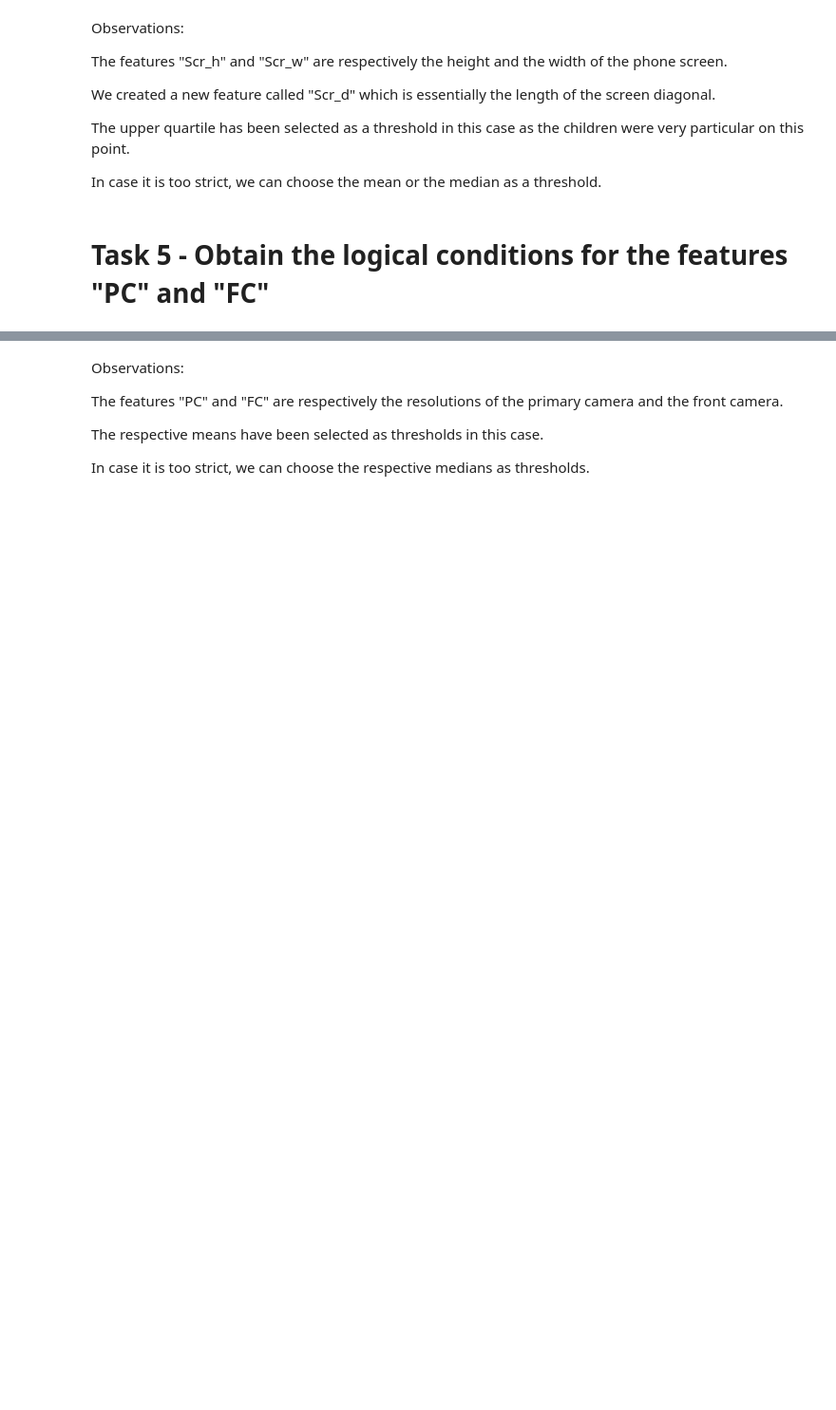
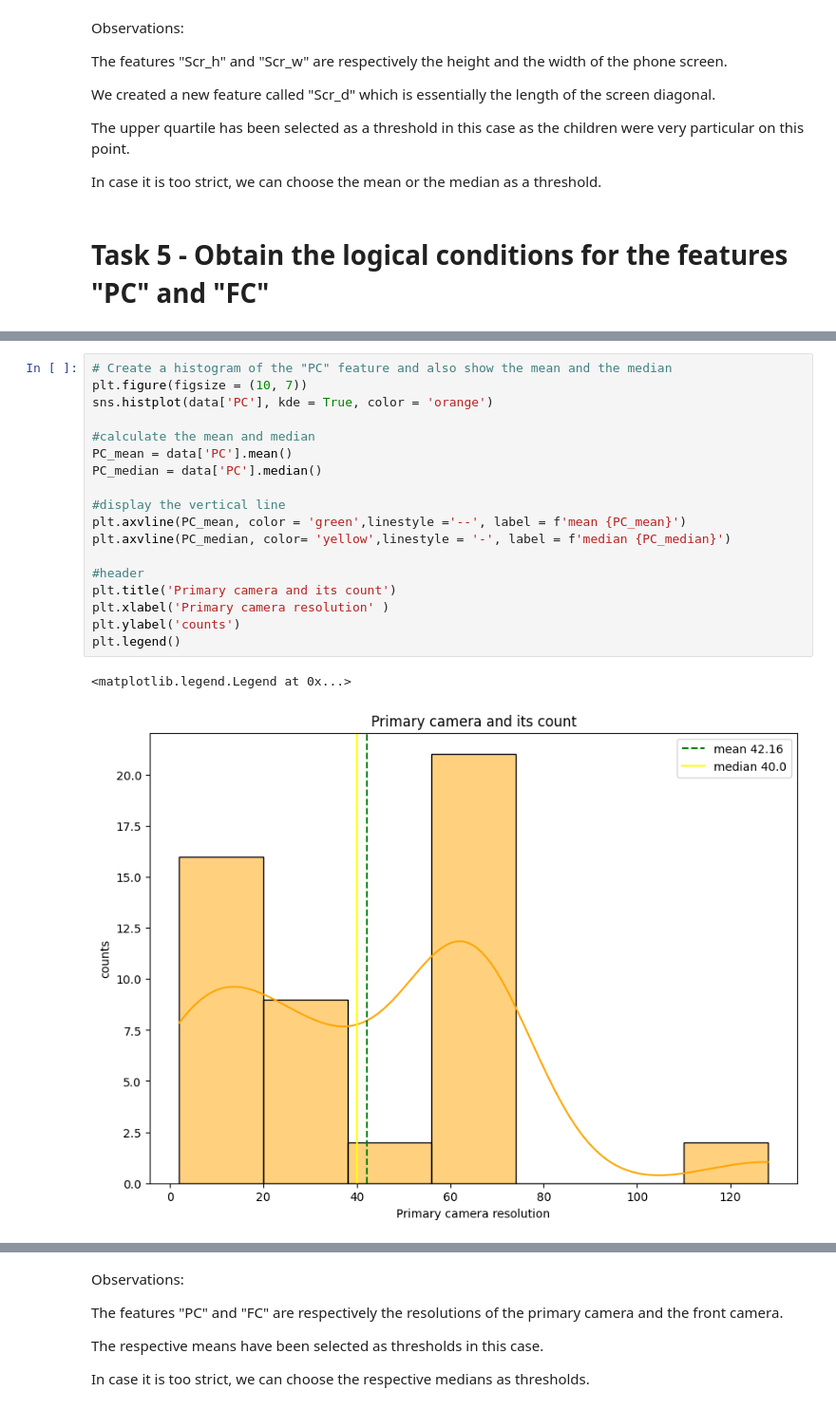
Before and after one commit to Subodhoraw/statistics-module-, a Jupyter notebook: Statistics Module Assignment.ipynb, the cells around one changed output, grey strips where cells are left out. Shown at 95% size. Saved outputs shown, nothing was run; the diff lists cells and outputs as text; blank space fills up the shorter version.

```diff
--- a/Statistics Module Assignment.ipynb
+++ b/Statistics Module Assignment.ipynb
@@ -359,0 +442,21 @@ In case it is too strict, we can choose the mean or the median as a threshold.
+# %%
+# Create a histogram of the "PC" feature and also show the mean and the median
+plt.figure(figsize = (10, 7))
+sns.histplot(data['PC'], kde = True, color = 'orange')
+
+#calculate the mean and median
+PC_mean = data['PC'].mean()
+PC_median = data['PC'].median()
+
+#display the vertical line
+plt.axvline(PC_mean, color = 'green',linestyle ='--', label = f'mean {PC_mean}')
+plt.axvline(PC_median, color= 'yellow',linestyle = '-', label = f'median {PC_median}')
+
+#header
+plt.title('Primary camera and its count')
+plt.xlabel('Primary camera resolution' )
+plt.ylabel('counts')
+plt.legend()
+# %% [output]
+<matplotlib.legend.Legend at 0x...>
+[figure, added]
```
Also changed, not shown: parts of 18 cells of this notebook.
